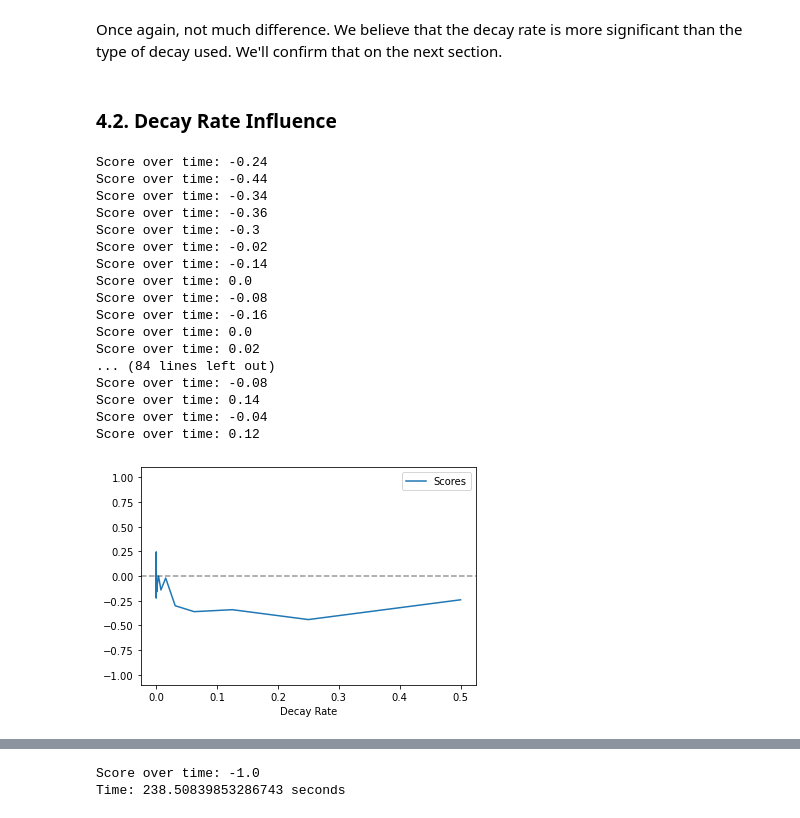
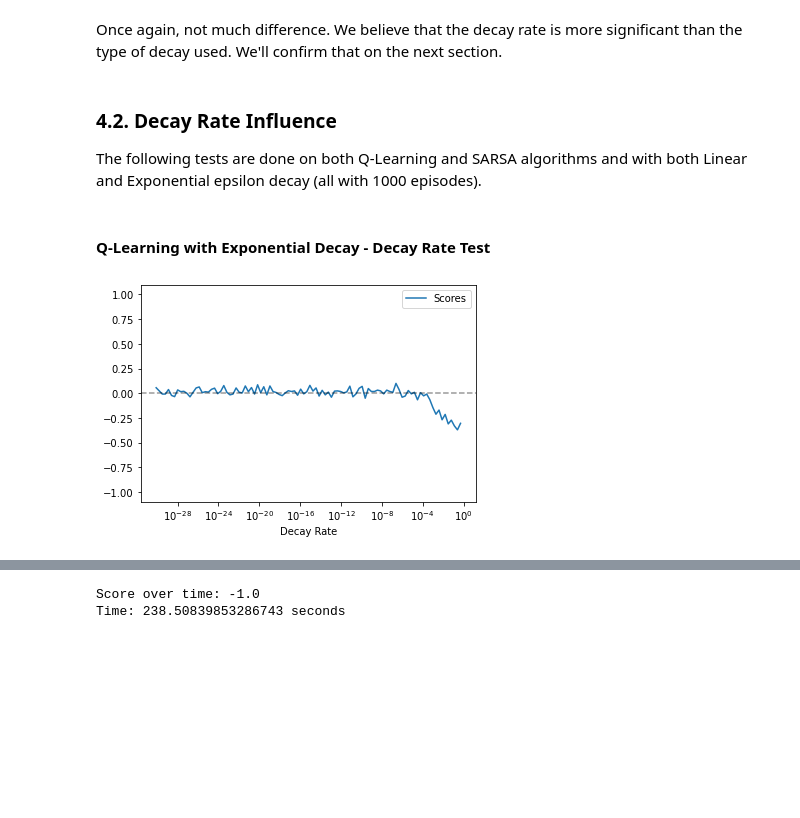
Before and after one commit to Maligetzus/IART, a Jupyter notebook: NeutronRL_Notebook.ipynb, the cells around one changed output, grey strips where cells are left out. Saved outputs shown, nothing was run; the diff lists cells and outputs as text; code cells hidden in the pictures; blank space fills up the shorter version.

Commit message:
did some more tests

```diff
--- a/NeutronRL_Notebook.ipynb
+++ b/NeutronRL_Notebook.ipynb
@@ -98,6 +98,7 @@ from NeutronRL.q_learning import QLearning
 from NeutronRL.sarsa import  SARSA
 from NeutronRL.env_algorithm import EpsilonDecay
 import matplotlib.pyplot as plt
+from NeutronRL.env_play import EnvPlay
 
 def plot_winrate_epsilon(rewards, epsilon):
     winrate = []
@@ -123,9 +124,26 @@ def plot_scores_decayrate(scores, decay_rate):
     plt.axhline(color="black", ls="--", alpha=0.4)
     plt.ylim(-1.1, 1.1)
     plt.xlabel("Decay Rate")
+    plt.xscale("log")
     plt.legend()
     plt.show()
     plt.close()
+
+def plot_scores_learnrate(scores, decay_rate):
+    plt.plot(decay_rate, scores, label="Scores")
+    plt.axhline(color="black", ls="--", alpha=0.4)
+    plt.ylim(-1.1, 1.1)
+    plt.xlabel("Learning Rate")
+    plt.legend()
+    plt.show()
+    plt.close()
+
+def play_games(qtable, env, num_games, learn):
+    play = EnvPlay(qtable)
+    victories, defeats, unfinished = play.play_multiple(env=env, num_games=num_games, log=False, log_games=False, log_results=False, learn=learn)
+    print(f"Victories: {victories}")
+    print(f"Defeats: {defeats}")
+    print(f"Unfinished: {unfinished}")
 # %% [markdown]
 ### 4.1. Exponential Decay vs. Linear Decay
 
@@ -186,39 +212,26 @@ Time: 3.111398935317993 seconds
 [figure]
 # %% [markdown]
 Once again, not much difference. We believe that the decay rate is more significant than the type of decay used. We'll confirm that on the next section.
-# %% [markdown]
-### 4.2. Decay Rate Influence
+# %% [markdown]
+### 4.2. Decay Rate Influence
+
+The following tests are done on both Q-Learning and SARSA algorithms and with both Linear and Exponential epsilon decay (all with 1000 episodes).
+# %% [markdown]
+#### Q-Learning with Exponential Decay - Decay Rate Test
 # %%
 scores = []
 decay_rates = []
 decay_rate = 1
 
 for i in range(100):
     decay_rate *= 0.5
 
     decay_rates.append(decay_rate)
 
-    qlearning = QLearning(max_episodes=100, max_steps=2000, decay_rate=decay_rate, epsilon_decay=EpsilonDecay.Exponential, env='Neutron-5x5-White-Random-v0', log=False)
+    qlearning = QLearning(max_episodes=1000, max_steps=2000, decay_rate=decay_rate, epsilon_decay=EpsilonDecay.Exponential, env='Neutron-5x5-White-Random-v0', log=False, print_final_score=False)
     score, rewards, epsilon = qlearning.train()
     scores.append(score)
 
 plot_scores_decayrate(scores, decay_rates)
 # %% [output]
-Score over time: -0.24
-Score over time: -0.44
-Score over time: -0.34
-Score over time: -0.36
-Score over time: -0.3
-Score over time: -0.02
-Score over time: -0.14
-Score over time: 0.0
-Score over time: -0.08
-Score over time: -0.16
-Score over time: 0.0
-Score over time: 0.02
-... (84 lines left out)
-Score over time: -0.08
-Score over time: 0.14
-Score over time: -0.04
-Score over time: 0.12
-[figure, old version]
+[figure, new version]
```
Also changed, not shown: parts of 37 cells of this notebook, 4 other files.
